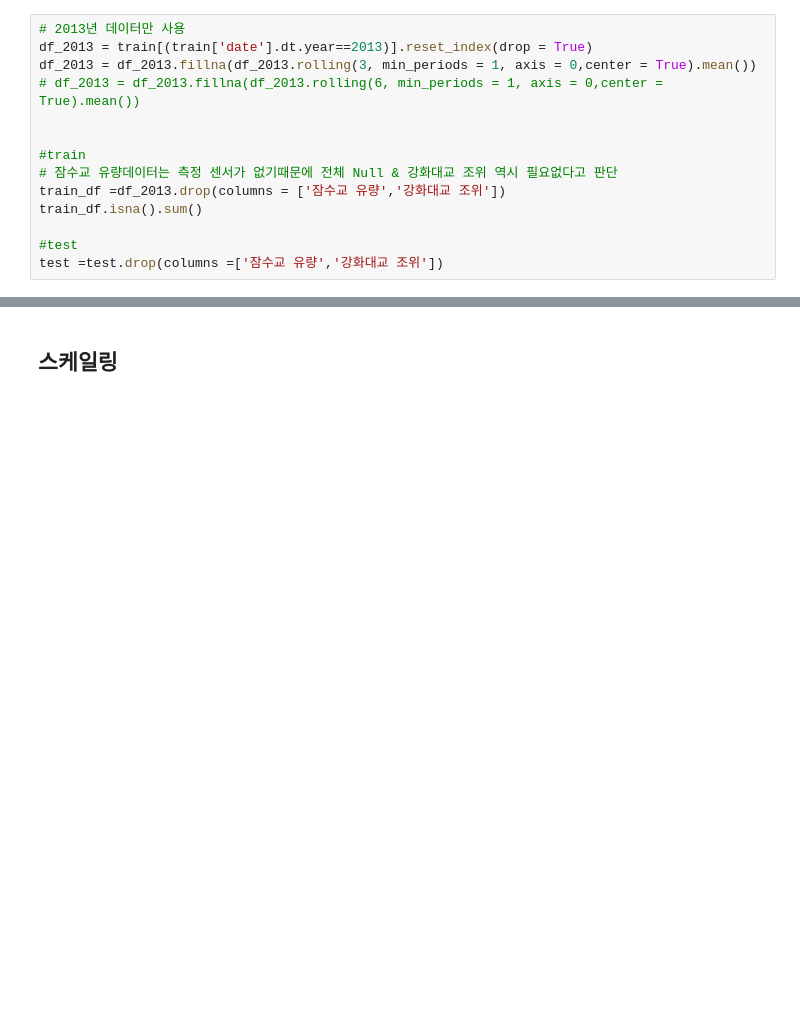
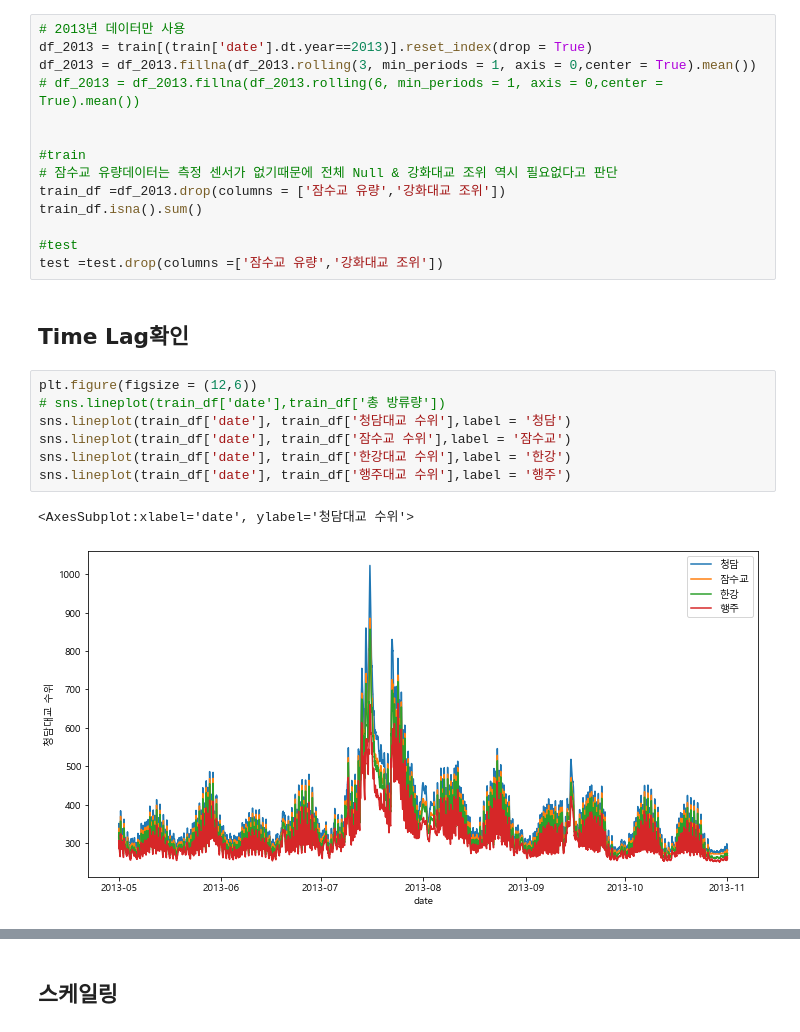
Before and after one commit to ljs7463/Dacon-HanRiverForecasting, a Jupyter notebook: 임정석/4. 이동평균 + 회귀모델 (2013년).ipynb, the cells around one changed output, grey strips where cells are left out. Drawn from its saved outputs; the diff is of its cells as text; blank space fills up the shorter version.

```diff
--- a/임정석/4. 이동평균 + 회귀모델 (2013년).ipynb
+++ b/임정석/4. 이동평균 + 회귀모델 (2013년).ipynb
@@ -112,3 +114,15 @@ train_df.isna().sum()
 
 #test
 test =test.drop(columns =['잠수교 유량','강화대교 조위'])
+# %% [markdown]
+## Time Lag확인
+# %%
+plt.figure(figsize = (12,6))
+# sns.lineplot(train_df['date'],train_df['총 방류량'])
+sns.lineplot(train_df['date'], train_df['청담대교 수위'],label = '청담')
+sns.lineplot(train_df['date'], train_df['잠수교 수위'],label = '잠수교')
+sns.lineplot(train_df['date'], train_df['한강대교 수위'],label = '한강')
+sns.lineplot(train_df['date'], train_df['행주대교 수위'],label = '행주')
+# %% [output]
+<AxesSubplot:xlabel='date', ylabel='청담대교 수위'>
+[figure, added]
```
Also changed, not shown: parts of 9 cells of this notebook.
